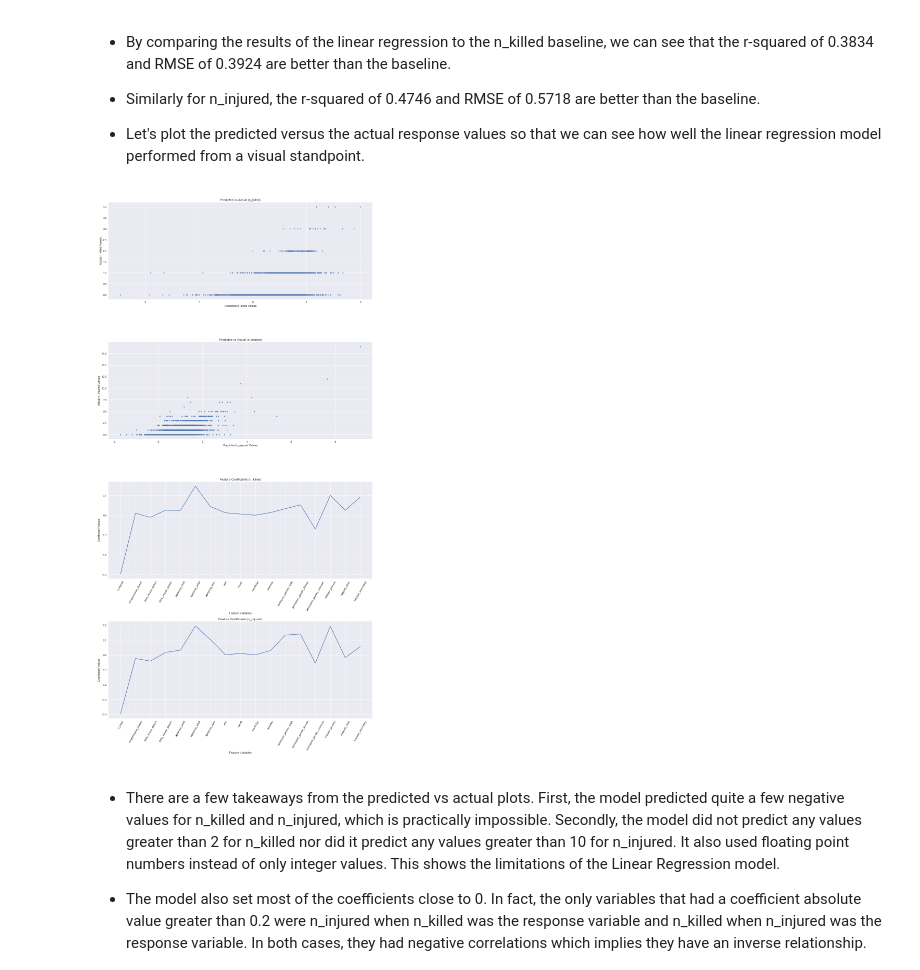
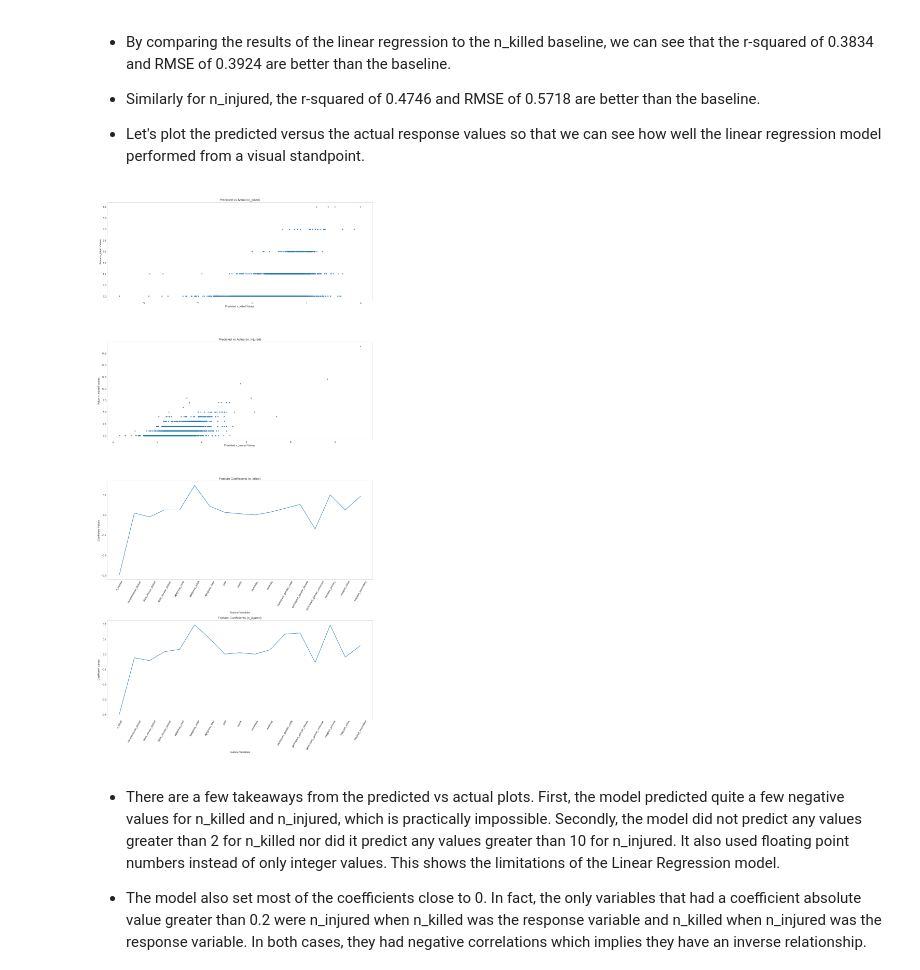
Before and after one commit to nysportsfan/Gun-Violence-in-the-US, a Jupyter notebook: 03_gun_violence_machine_learning.ipynb, the cells around one changed output. Drawn from its saved outputs; the diff is of its cells as text; code cells hidden in the pictures.

```diff
--- a/03_gun_violence_machine_learning.ipynb
+++ b/03_gun_violence_machine_learning.ipynb
@@ -333,7 +333,7 @@ Average 10-Fold CV Score (n_injured): 0.4547
 #plt.tight_layout()
 # %%
 # Use a scatter plot to display the predicted vs actual values
-sns.set()
+sns.set_style("whitegrid", {'axes.grid' : False})
 fig = plt.figure(figsize = (15,30))
 _ = plt.subplot(4,1,1)
 _ = plt.scatter(y_pred,y_test, marker = '.')
@@ -341,34 +341,34 @@ _ = plt.xlabel('Predicted n_killed Values')
 _ = plt.ylabel('Actual n_killed Values')
 _ = plt.title('Predicted vs Actual (n_killed)')
 
 # Do the same for n_injured
 _ = plt.subplot(4,1,2)
 _ = plt.scatter(y_pred2,y_test2, marker = '.')
 _ = plt.xlabel('Predicted n_injured Values')
 _ = plt.ylabel('Actual n_injured Values')
 _ = plt.title('Predicted vs Actual (n_injured)')
 
 # Plot the coefficients
 reg_coef = pipeline.named_steps['reg'].coef_
 _ = plt.subplot(4,1,3)
 _ = plt.plot(range(len(X_col)),reg_coef)
 _ = plt.xticks(range(len(X_col)),X_col,rotation=60)
 _ = plt.xlabel('Feature Variables')
 _ = plt.ylabel('Coefficient Values')
 _ = plt.title('Feature Coefficients (n_killed)')
 
 # Do the same for n_injured
 reg_coef2 = pipeline2.named_steps['reg'].coef_
 _ = plt.subplot(4,1,4)
 _ = plt.plot(range(len(X2_col)),reg_coef2)
 _ = plt.xticks(range(len(X2_col)),X2_col,rotation=60)
 _ = plt.xlabel('Feature Variables')
 _ = plt.ylabel('Coefficient Values')
 _ = plt.title('Feature Coefficients (n_injured)')
 
 _ = plt.tight_layout()
 # %% [output]
-[figure, old version]
+[figure, new version]
 # %% [markdown]
 - There are a few takeaways from the predicted vs actual plots. First, the model predicted quite a few negative values for n_killed and n_injured, which is practically impossible. Secondly, the model did not predict any values greater than 2 for n_killed nor did it predict any values greater than 10 for n_injured. It also used floating point numbers instead of only integer values. This shows the limitations of the Linear Regression model.
 
```
Also changed, not shown: parts of 17 cells of this notebook.
